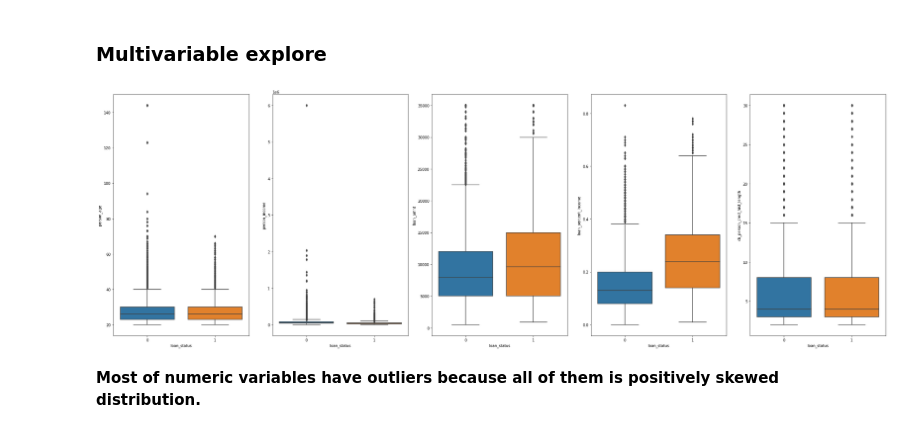
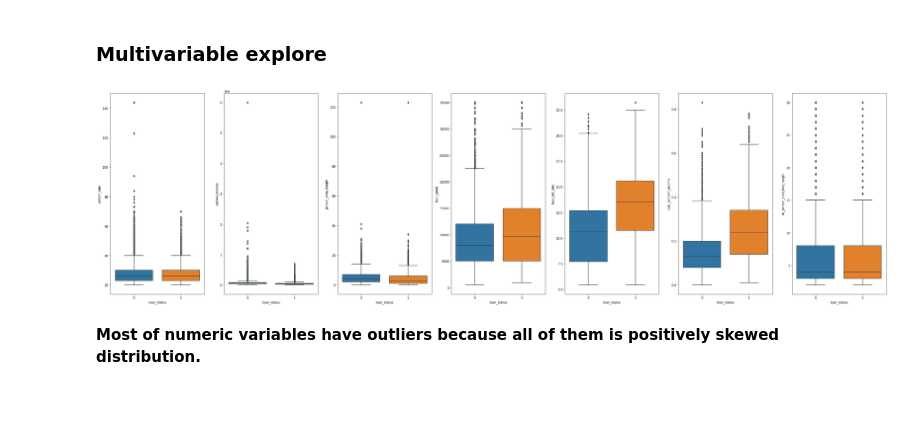
Before and after one commit to HangTran104/RISK-MANAGEMENT-BASIC-PROCESS, a Jupyter notebook: Exploratory Data Analysis.ipynb, the cells around one changed output. Saved outputs shown, nothing was run; the diff lists cells and outputs as text; code cells hidden in the pictures; blank space fills up the shorter version.

```diff
--- a/Exploratory Data Analysis.ipynb
+++ b/Exploratory Data Analysis.ipynb
@@ -113,5 +94,5 @@ len(data_f['person_age'].unique())
 # %%
-numbers = [i for i in data_f.columns if ((data_f[i].dtype!='object') and len(data_f[i].unique())>2)]
+numbers = [i for i in data.columns if ((data[i].dtype!='object') and len(data[i].unique())>2)]
 numbers
 # %% [output]
 ['person_age',
@@ -120,9 +103,9 @@ numbers
  'loan_percent_income',
  'cb_person_cred_hist_length']
 # %%
-fig, axes = plt.subplots(1,len(numbers), figsize=(30,10))
+fig, axes = plt.subplots(1,len(numbers), figsize=(36,10))
 for i in range(0,len(numbers)):
-    sns.distplot(data_f[numbers[i]], ax=axes[i])
+    sns.distplot(data[numbers[i]].dropna(), ax=axes[i])
 plt.tight_layout()
 plt.savefig('histogram.jpg', dpi=300)
 # %% [output]
@@ -132,5 +115,5 @@ plt.savefig('histogram.jpg', dpi=300)
 # %%
-categories = [i for i in data_f.columns if (data_f[i].dtype=='object' or len(data_f[i].unique())<=2)]
+categories = [i for i in data.columns if (data[i].dtype=='object' or len(data[i].unique())<=2)]
 categories
 # %% [output]
 ['person_home_ownership',
@@ -141,8 +124,8 @@ categories
 # %%
 fig, axes = plt.subplots(1, len(categories), figsize=(32,8))
 for i, v in enumerate(categories):
-    sns.countplot(v, data=data_f, ax=axes[i])
-    axes[1].set_xticklabels(data_f[categories[1]].unique(), rotation=45)
+    sns.countplot(v, data=data, ax=axes[i])
+    axes[1].set_xticklabels(data[categories[1]].unique(), rotation=45)
 # %% [output]
 [figure]
 # %%
@@ -170,13 +153,13 @@ len(data_f[data_f.loan_status==0])/len(data_f)
 # %% [markdown]
 ### Multivariable explore
 # %%
-fig, axes = plt.subplots(1,len(numbers), figsize=(30,10))
+fig, axes = plt.subplots(1,len(numbers), figsize=(36,10))
 for i in range(0,len(numbers)):
-    sns.boxplot(data_f['loan_status'], data_f[numbers[i]],  ax=axes[i])
+    sns.boxplot(data['loan_status'], data[numbers[i]].dropna(),  ax=axes[i])
 plt.tight_layout()
 plt.savefig('boxplot.jpg', dpi=300)
 # %% [output]
-[figure, old version]
+[figure, new version]
 # %% [markdown]
 **Most of numeric variables have outliers because all of them is positively skewed distribution.**
 # %%
```
Also changed, not shown: parts of 22 cells of this notebook.
